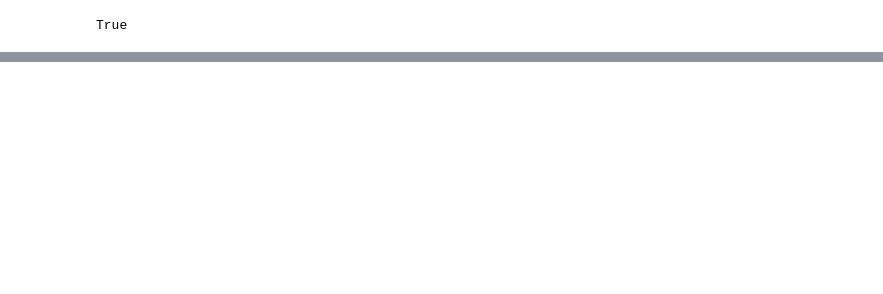
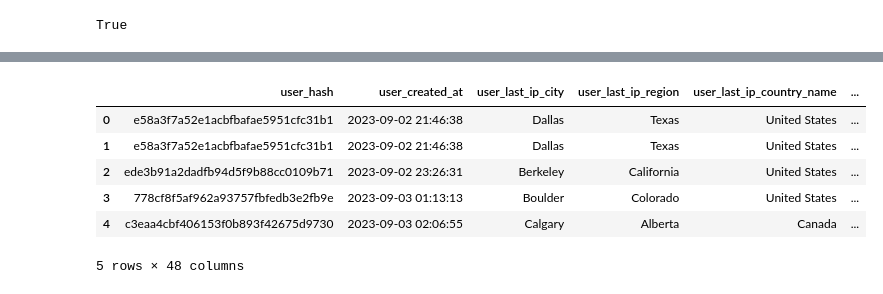
Before and after one commit to tyates33/Capstone-Code, a Jupyter notebook: CapstoneClassifier.ipynb, the cells around one changed output, grey strips where cells are left out. Saved outputs shown, nothing was run; the diff lists cells and outputs as text; code cells hidden in the pictures; blank space fills up the shorter version.

```diff
--- a/CapstoneClassifier.ipynb
+++ b/CapstoneClassifier.ipynb
@@ -66,0 +95,10 @@ print(predicted_labels)
+# %%
+cap_df.head()
+# %% [output]
+|  | user_hash | user_created_at | user_last_ip_city | user_last_ip_region | user_last_ip_country_name | ... |
+| 0 | e58a3f7a52e1acbfbafae5951cfc31b1 | 2023-09-02 21:46:38 | Dallas | Texas | United States | ... |
+| 1 | e58a3f7a52e1acbfbafae5951cfc31b1 | 2023-09-02 21:46:38 | Dallas | Texas | United States | ... |
+| 2 | ede3b91a2dadfb94d5f9b88cc0109b71 | 2023-09-02 23:26:31 | Berkeley | California | United States | ... |
+| 3 | 778cf8f5af962a93757fbfedb3e2fb9e | 2023-09-03 01:13:13 | Boulder | Colorado | United States | ... |
+| 4 | c3eaa4cbf406153f0b893f42675d9730 | 2023-09-03 02:06:55 | Calgary | Alberta | Canada | ... |
+5 rows × 48 columns
```
Also changed, not shown: parts of 19 cells of this notebook.
